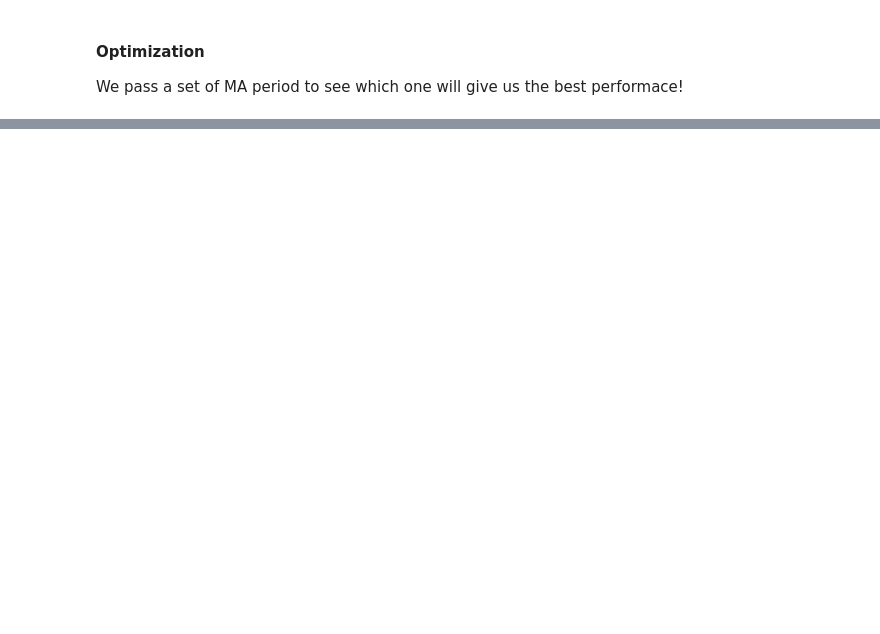
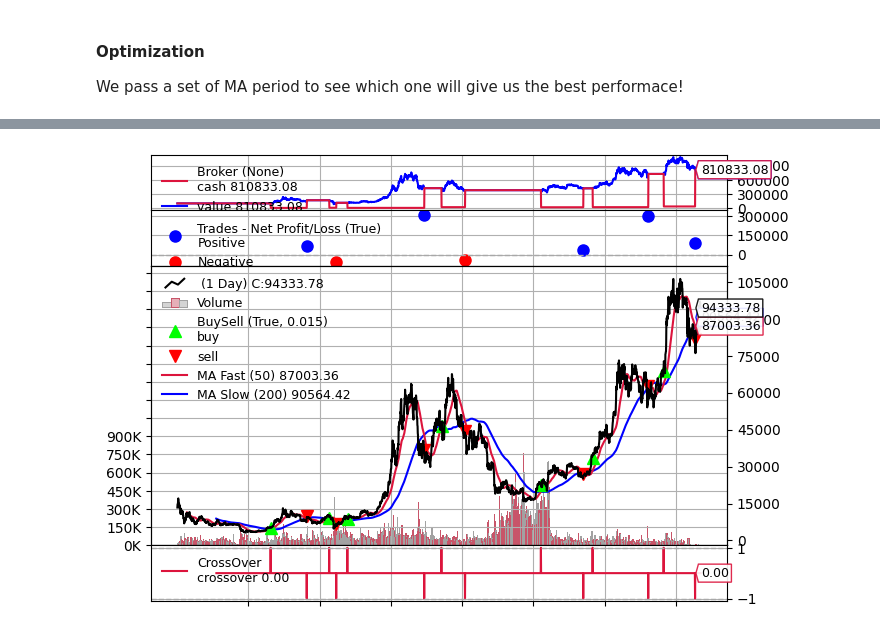
Before and after one commit to dgalassi99/quant-lab, a Jupyter notebook: 02_backtesting_risk_management/W5_backtrader_&_bt.ipynb, the cells around one changed output, grey strips where cells are left out. Saved outputs shown, nothing was run; the diff lists cells and outputs as text; code cells hidden in the pictures; blank space fills up the shorter version.

```diff
--- a/02_backtesting_risk_management/W5_backtrader_&_bt.ipynb
+++ b/02_backtesting_risk_management/W5_backtrader_&_bt.ipynb
@@ -894,0 +949,92 @@ if __name__ == '__main__':
+# %%
+import backtrader as bt
+import pandas as pd
+import datetime as dt
+import yfinance as yf
+
+#--- DEFINE THE STRATEGY ---#
+class Test1(bt.Strategy):
+
+#attributes definition
+  def __init__(self):
+    #fast and slow MAs
+    self.ma_fast = bt.ind.SMA(self.data.close, period=50, plotname='MA Fast')
+    self.ma_slow = bt.ind.SMA(self.data.close, period=200, plotname='MA Slow')
+    #positioning indicator
+    self.crossover = bt.ind.CrossOver(self.ma_fast, self.ma_slow)
+    #keep track of pending orders
+    self.order = None
+
+#logging method
+  def log(self, txt, dt=None):
+    ''' Logging function for this strategy'''
+    dt = dt or self.datas[0].datetime.date(0)
+    print(f'{dt} {txt}')
+
+#order notification
+  def notify_order(self, order):
+    #buy/sell order submitted/accepted to/by broker -> nothing to do!
+    if order.status in [order.Submitted, order.Accepted]:
+      return
+    #buy/sell order is completed to/by broker -> than notify!
+    if order.status in [order.Completed]:
+      if order.isbuy():
+        self.log(f'BUY EXECUTED, Price: {round(order.executed.price,2)}, Size {round(order.executed.size,2)}')
+      elif order.issell():
+        self.log(f'SELL EXECUTED, Price: {round(order.executed.price,2)}, Size {round(order.executed.size,2)}')
+    elif order.status in [order.Canceled, order.Margin, order.Rejected]:
+      self.log('Order Canceled/Margin/Rejected')
+    #reset order tracker
+    self.order = None
+
+#trade notification
+  def notify_trade(self, trade):
+    if trade.isclosed:
+      self.log(f'OPERATION PROFIT, GROSS {round(trade.pnl,2)}, NET {round(trade.pnlcomm,2)}')
+
+  def next(self):
+    #wait previous order to be processed
+    if self.order:
+      return
+    if not self.position:
+      if self.crossover > 0:
+        self.log(f'BUY CREATED, Price: {round(self.data.close[0],2)}')
+        self.order = self.buy()
+    else:
+      if self.crossover < 0:
+        self.log(f'SELL CREATED, Price: {round(self.data.close[0],2)}')
+        self.order = self.sell()
+
+#
+#create an instance of the Cerebro class
+cerebro = bt.Cerebro()
+#feed data into bt
+data =  pd.read_csv(path + 'btc_1d_data_2018_to_2025.csv')[['Open time', 'Open', 'High', 'Low', 'Close', 'Volume']]
+data['Open time'] = pd.to_datetime(data['Open time'])
+data.set_index('Open time', inplace=True)
+data.rename(columns={
+    'Open': 'open',
+    'High': 'high',
+    'Low': 'low',
+    'Close': 'close',
+    'Volume': 'volume'
+}, inplace=True)
+data = bt.feeds.PandasData(dataname=data)
+cerebro.adddata(data)
+#add strategy
+cerebro.addstrategy(Test1)
+#add cash and broker commission
+cerebro.broker.setcash(100000.0)
+cerebro.broker.setcommission(commission=0.001)
+#we can simply add a sizer as a percentage of the available cash
+cerebro.addsizer(bt.sizers.PercentSizer, percents=95) #use 95% of the liquidity
+
+#run
+print('Starting Value: %.2f' % cerebro.broker.getvalue())
+#run the backtest
+cerebro.run()
+print('Final Value: %.2f' % cerebro.broker.getvalue())
+
+#plot
+cerebro.plot(iplot=False)
+# %% [output]
@@ -894,0 +1058 @@ if __name__ == '__main__':
+[figure, added]
```
Also changed, not shown: parts of 24 cells of this notebook.
